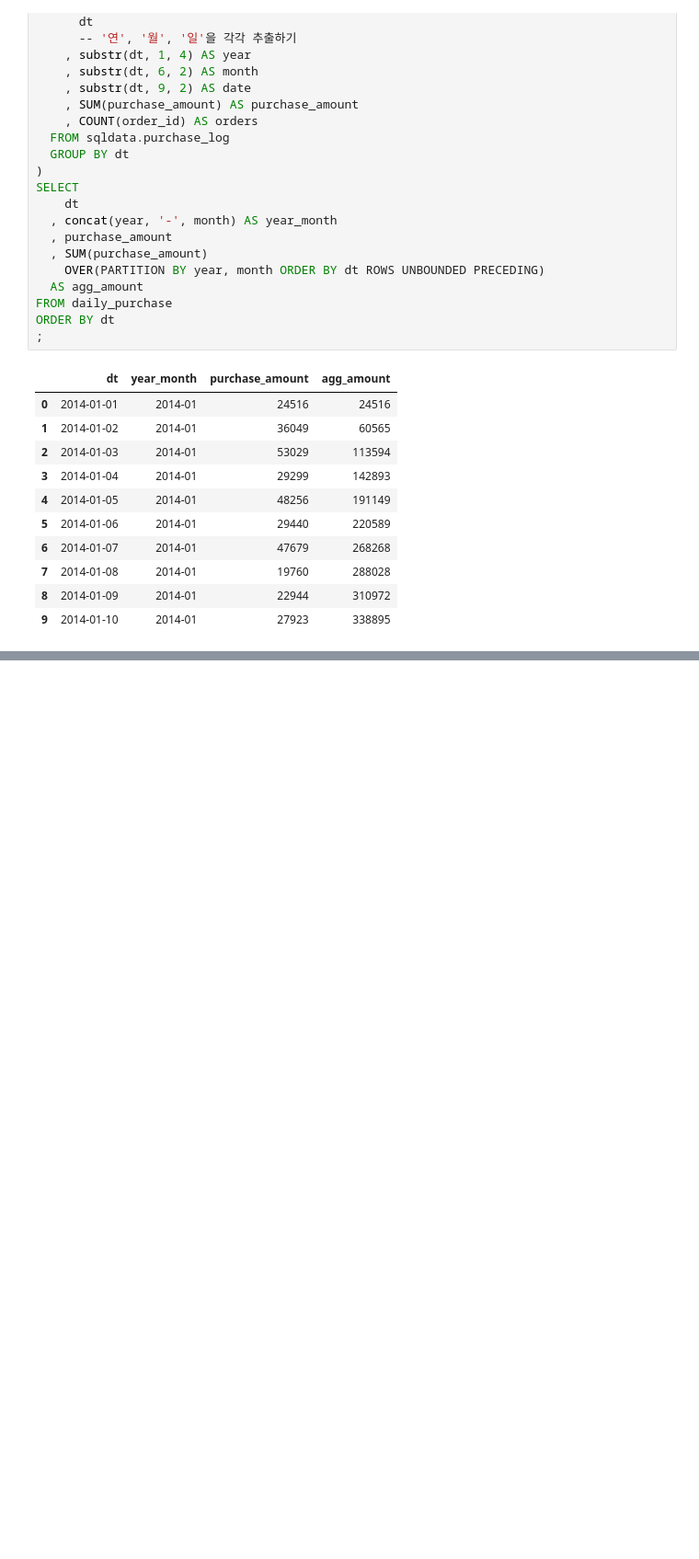
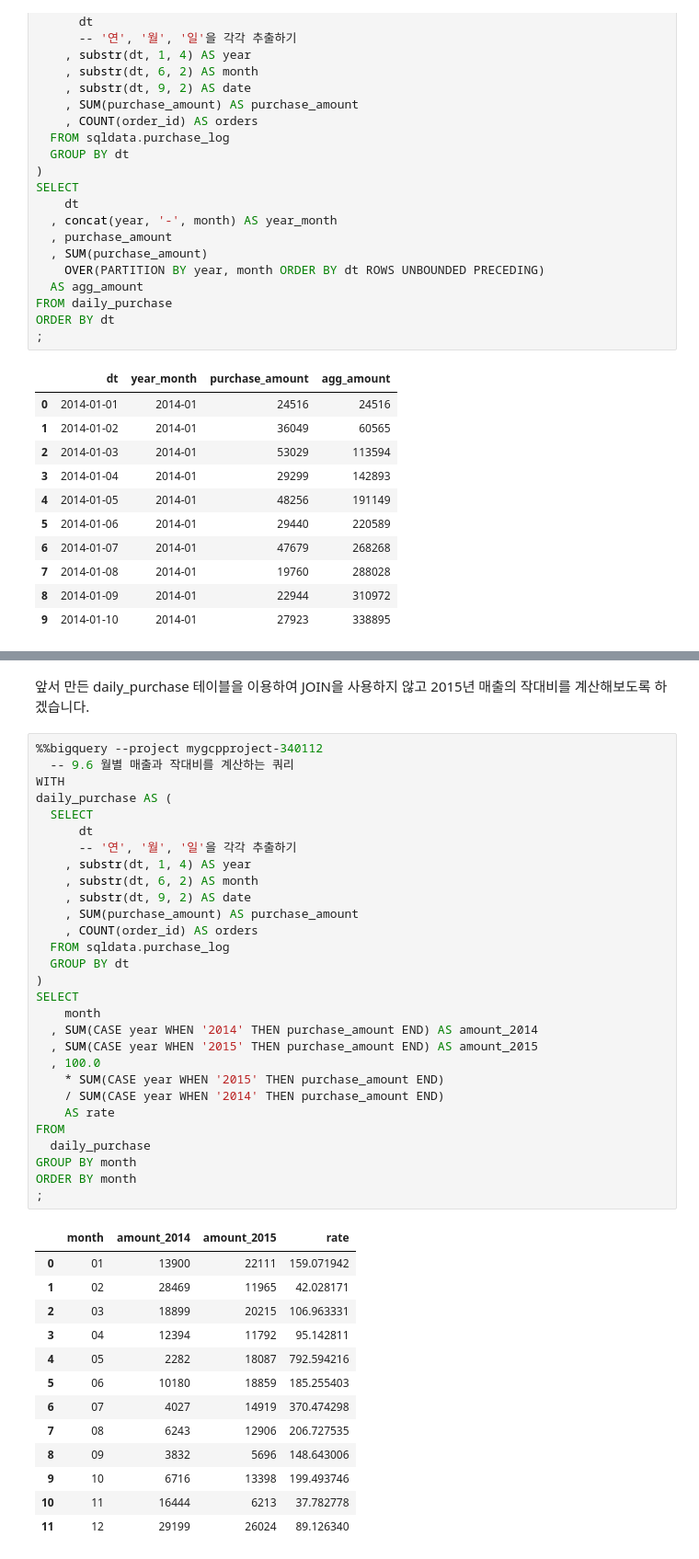
Before and after one commit to yhp2205/SQL, a Jupyter notebook: ch_9.ipynb, the cells around one changed output, grey strips where cells are left out. Shown at 92% size. Drawn from its saved outputs; the diff is of its cells as text; blank space fills up the shorter version.

```diff
--- a/ch_9.ipynb
+++ b/ch_9.ipynb
@@ -229,0 +269,45 @@ ORDER BY dt
+# %% [markdown]
+앞서 만든 daily_purchase 테이블을 이용하여 JOIN을 사용하지 않고 2015년 매출의 작대비를 계산해보도록 하겠습니다.
+# %%
+%%bigquery --project mygcpproject-340112
+  -- 9.6 월별 매출과 작대비를 계산하는 쿼리
+WITH
+daily_purchase AS (
+  SELECT
+      dt
+      -- '연', '월', '일'을 각각 추출하기
+    , substr(dt, 1, 4) AS year
+    , substr(dt, 6, 2) AS month
+    , substr(dt, 9, 2) AS date
+    , SUM(purchase_amount) AS purchase_amount
+    , COUNT(order_id) AS orders
+  FROM sqldata.purchase_log
+  GROUP BY dt
+)
+SELECT
+    month
+  , SUM(CASE year WHEN '2014' THEN purchase_amount END) AS amount_2014
+  , SUM(CASE year WHEN '2015' THEN purchase_amount END) AS amount_2015
+  , 100.0
+    * SUM(CASE year WHEN '2015' THEN purchase_amount END)
+    / SUM(CASE year WHEN '2014' THEN purchase_amount END)
+    AS rate
+FROM
+  daily_purchase
+GROUP BY month
+ORDER BY month
+;
+# %% [output]
+|  | month | amount_2014 | amount_2015 | rate |
+| 0 | 01 | 13900 | 22111 | 159.071942 |
+| 1 | 02 | 28469 | 11965 | 42.028171 |
+| 2 | 03 | 18899 | 20215 | 106.963331 |
+| 3 | 04 | 12394 | 11792 | 95.142811 |
+| 4 | 05 | 2282 | 18087 | 792.594216 |
+| 5 | 06 | 10180 | 18859 | 185.255403 |
+| 6 | 07 | 4027 | 14919 | 370.474298 |
+| 7 | 08 | 6243 | 12906 | 206.727535 |
+| 8 | 09 | 3832 | 5696 | 148.643006 |
+| 9 | 10 | 6716 | 13398 | 199.493746 |
+| 10 | 11 | 16444 | 6213 | 37.782778 |
+| 11 | 12 | 29199 | 26024 | 89.126340 |
```
Also changed, not shown: parts of 3 cells of this notebook.
